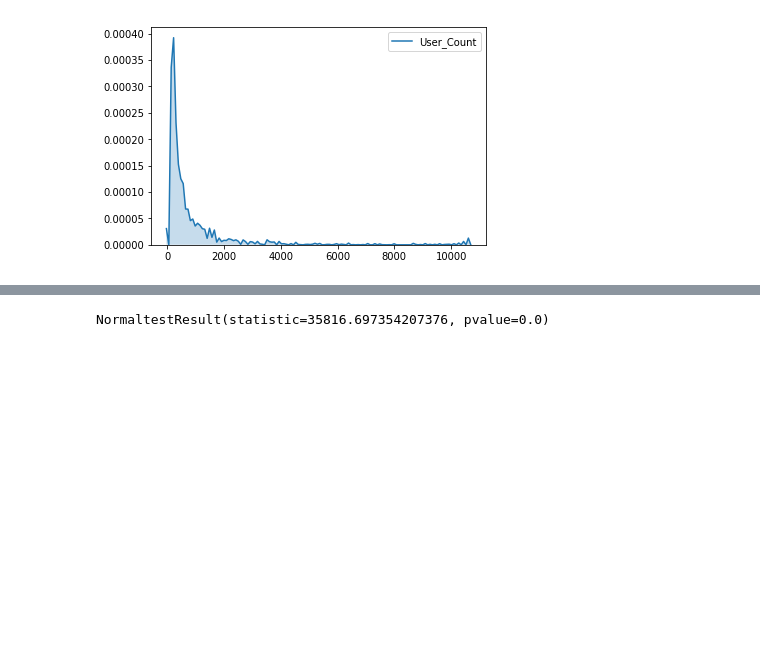
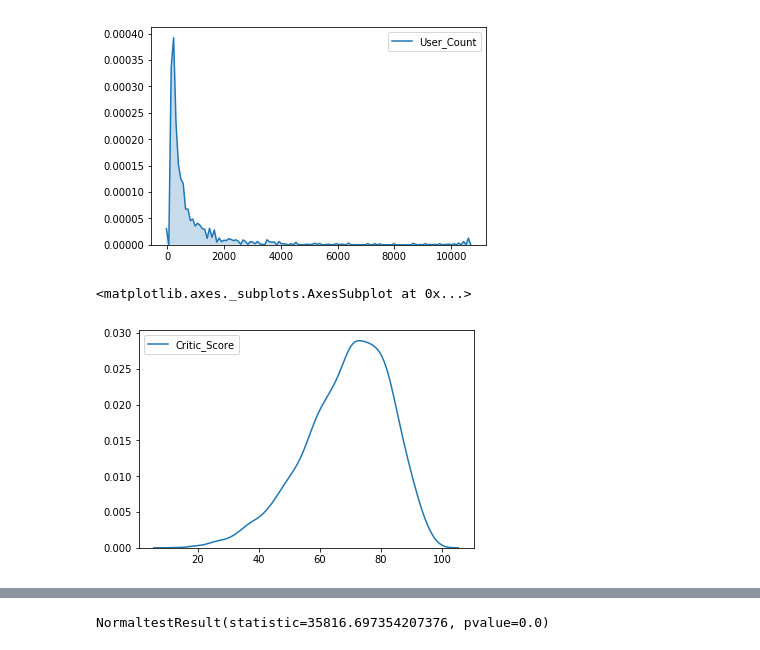
Before and after one commit to Afsent/Nordic_IT_School, a Jupyter notebook: ML/HW24/HW24_Logistic_Regression.ipynb, the cells around one changed output, grey strips where cells are left out. Drawn from its saved outputs; the diff is of its cells as text; code cells hidden in the pictures; blank space fills up the shorter version.

```diff
--- a/ML/HW24/HW24_Logistic_Regression.ipynb
+++ b/ML/HW24/HW24_Logistic_Regression.ipynb
@@ -109,3 +109,8 @@ sns.kdeplot(df_sales['User_Count'], shade=True)
 # %% [output]
 <matplotlib.axes._subplots.AxesSubplot at 0x...>
 [figure]
+# %%
+sns.kdeplot(df_sales['Critic_Score'])
+# %% [output]
+<matplotlib.axes._subplots.AxesSubplot at 0x...>
+[figure, added]
```
Also changed, not shown: parts of 5 cells of this notebook.
